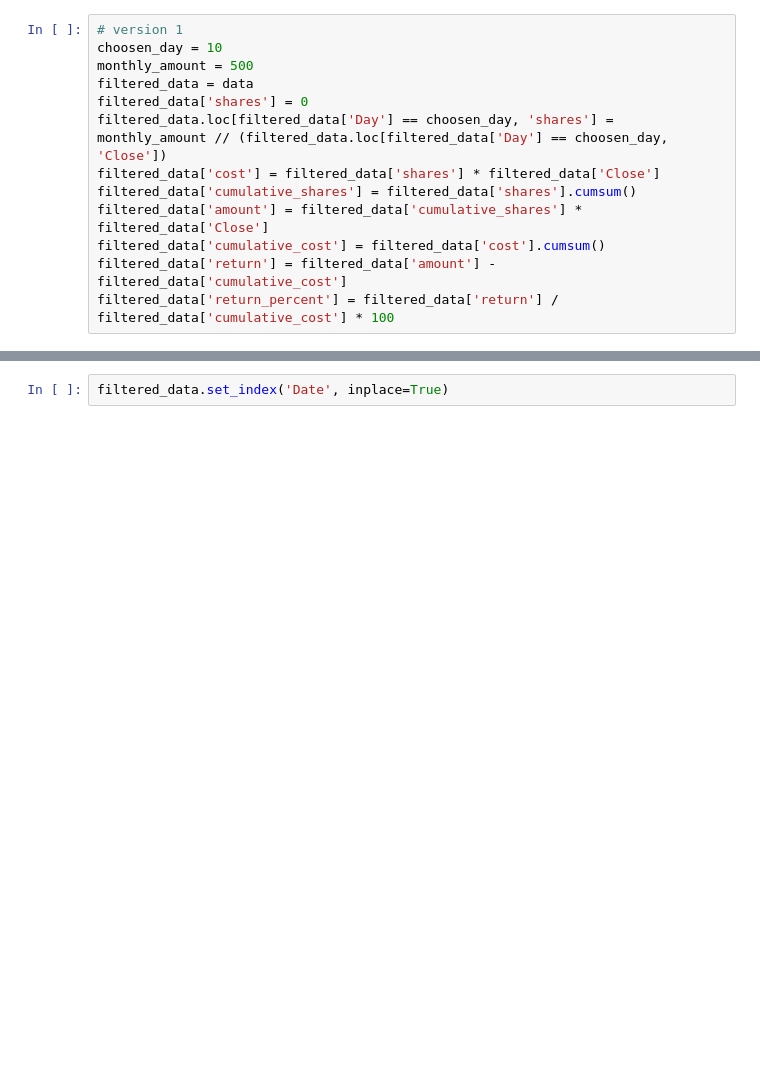
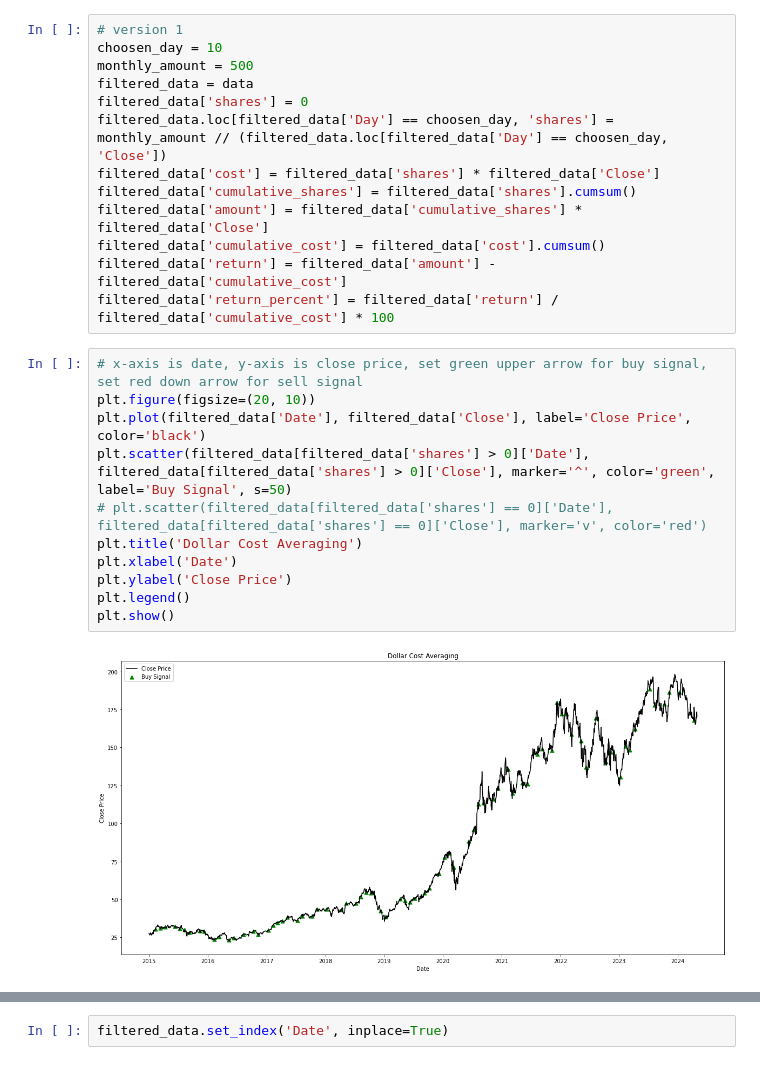
Before and after one commit to ck10100713/invest_adviser, a Jupyter notebook: fix_quantity.ipynb, the cells around one changed output, grey strips where cells are left out. Cells and saved outputs as stored; diff of their text form; blank space fills up the shorter version.

```diff
--- a/fix_quantity.ipynb
+++ b/fix_quantity.ipynb
@@ -46,3 +46,16 @@ filtered_data['amount'] = filtered_data['cumulative_shares'] * filtered_data['Cl
 filtered_data['cumulative_cost'] = filtered_data['cost'].cumsum()
 filtered_data['return'] = filtered_data['amount'] - filtered_data['cumulative_cost']
 filtered_data['return_percent'] = filtered_data['return'] / filtered_data['cumulative_cost'] * 100
+# %%
+# x-axis is date, y-axis is close price, set green upper arrow for buy signal, set red down arrow for sell signal
+plt.figure(figsize=(20, 10))
+plt.plot(filtered_data['Date'], filtered_data['Close'], label='Close Price', color='black')
+plt.scatter(filtered_data[filtered_data['shares'] > 0]['Date'], filtered_data[filtered_data['shares'] > 0]['Close'], marker='^', color='green', label='Buy Signal', s=50)
+# plt.scatter(filtered_data[filtered_data['shares'] == 0]['Date'], filtered_data[filtered_data['shares'] == 0]['Close'], marker='v', color='red')
+plt.title('Dollar Cost Averaging')
+plt.xlabel('Date')
+plt.ylabel('Close Price')
+plt.legend()
+plt.show()
+# %% [output]
+[figure, added]
```
Also changed, not shown: parts of 2 cells of this notebook, 10 other files.
